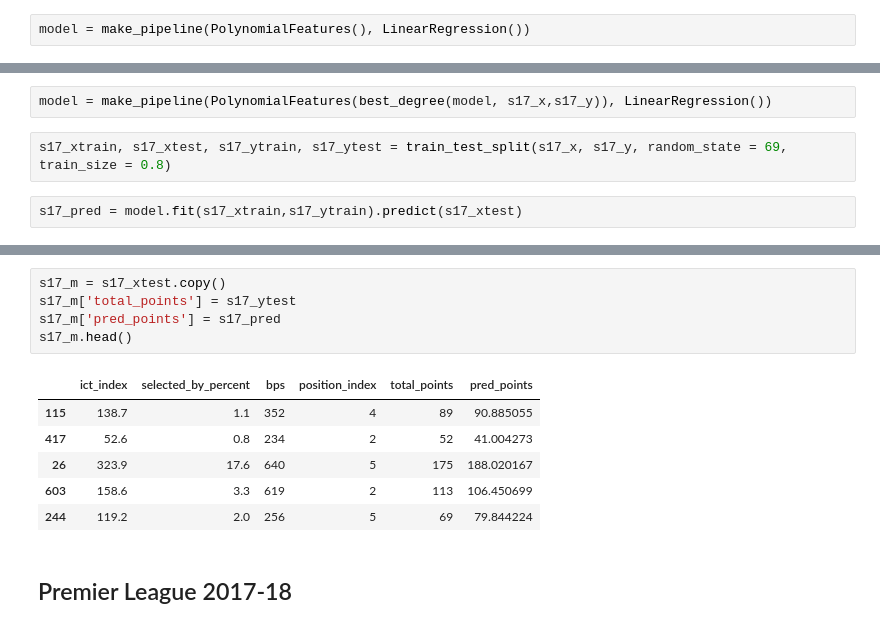
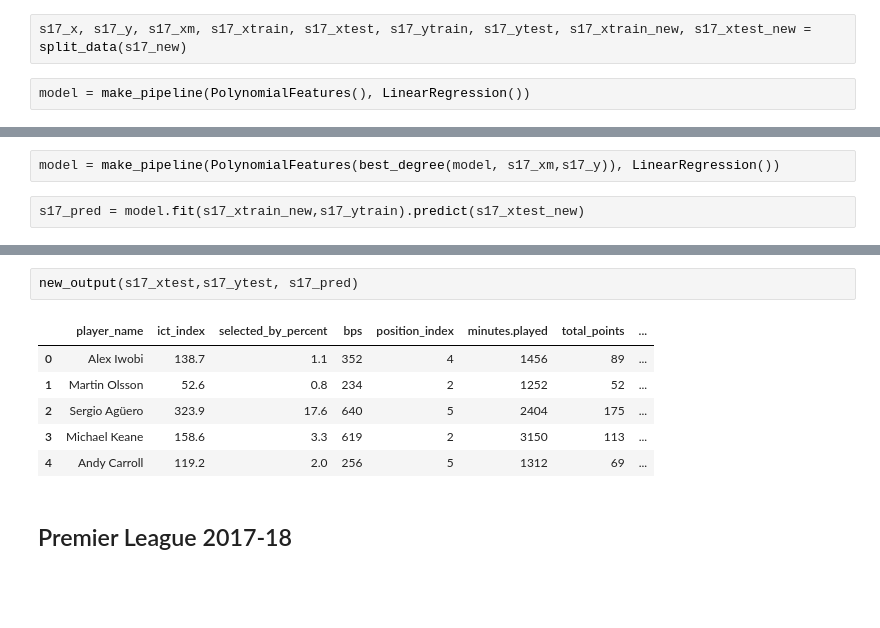
Before and after one commit to MUbarak123-56/DSI-SRP, a Jupyter notebook: FPL Points Predictor Modeling.ipynb, the cells around one changed output, grey strips where cells are left out. Saved outputs shown, nothing was run; the diff lists cells and outputs as text; blank space fills up the shorter version.

```diff
--- a/FPL Points Predictor Modeling.ipynb
+++ b/FPL Points Predictor Modeling.ipynb
@@ -133,3 +153,5 @@ s17_y = s17_new['total_points']
+# %%
+s17_x, s17_y, s17_xm, s17_xtrain, s17_xtest, s17_ytrain, s17_ytest, s17_xtrain_new, s17_xtest_new = split_data(s17_new)
 # %%
 model = make_pipeline(PolynomialFeatures(), LinearRegression())
 # %%
@@ -137,11 +159,9 @@ val_curve(model, s17_x, s17_y)
 # %% [output]
 [figure]
 # %%
-model = make_pipeline(PolynomialFeatures(best_degree(model, s17_x,s17_y)), LinearRegression())
+model = make_pipeline(PolynomialFeatures(best_degree(model, s17_xm,s17_y)), LinearRegression())
-# %%
-s17_xtrain, s17_xtest, s17_ytrain, s17_ytest = train_test_split(s17_x, s17_y, random_state = 69, train_size = 0.8)
 # %%
-s17_pred = model.fit(s17_xtrain,s17_ytrain).predict(s17_xtest)
+s17_pred = model.fit(s17_xtrain_new,s17_ytrain).predict(s17_xtest_new)
 # %%
 r2_score(s17_pred, s17_ytest)
 # %% [output]
@@ -158,15 +178,12 @@ scores17.mean()
-# %%
-s17_m = s17_xtest.copy()
-s17_m['total_points'] = s17_ytest
-s17_m['pred_points'] = s17_pred
-s17_m.head()
-# %% [output]
-|  | ict_index | selected_by_percent | bps | position_index | total_points | pred_points |
-| 115 | 138.7 | 1.1 | 352 | 4 | 89 | 90.885055 |
-| 417 | 52.6 | 0.8 | 234 | 2 | 52 | 41.004273 |
-| 26 | 323.9 | 17.6 | 640 | 5 | 175 | 188.020167 |
-| 603 | 158.6 | 3.3 | 619 | 2 | 113 | 106.450699 |
-| 244 | 119.2 | 2.0 | 256 | 5 | 69 | 79.844224 |
+# %%
+new_output(s17_xtest,s17_ytest, s17_pred)
+# %% [output]
+|  | player_name | ict_index | selected_by_percent | bps | position_index | minutes.played | total_points | ... |
+| 0 | Alex Iwobi | 138.7 | 1.1 | 352 | 4 | 1456 | 89 | ... |
+| 1 | Martin Olsson | 52.6 | 0.8 | 234 | 2 | 1252 | 52 | ... |
+| 2 | Sergio Agüero | 323.9 | 17.6 | 640 | 5 | 2404 | 175 | ... |
+| 3 | Michael Keane | 158.6 | 3.3 | 619 | 2 | 3150 | 113 | ... |
+| 4 | Andy Carroll | 119.2 | 2.0 | 256 | 5 | 1312 | 69 | ... |
 # %% [markdown]
 ## Premier League 2017-18
 # %%
```
Also changed, not shown: parts of 53 cells of this notebook.
